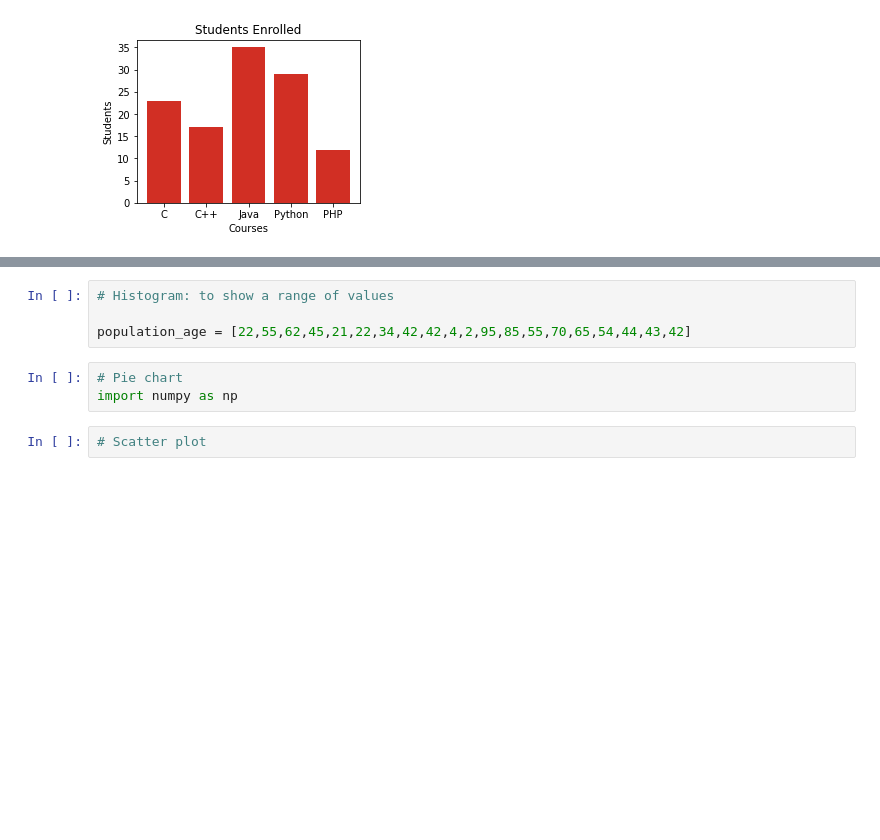
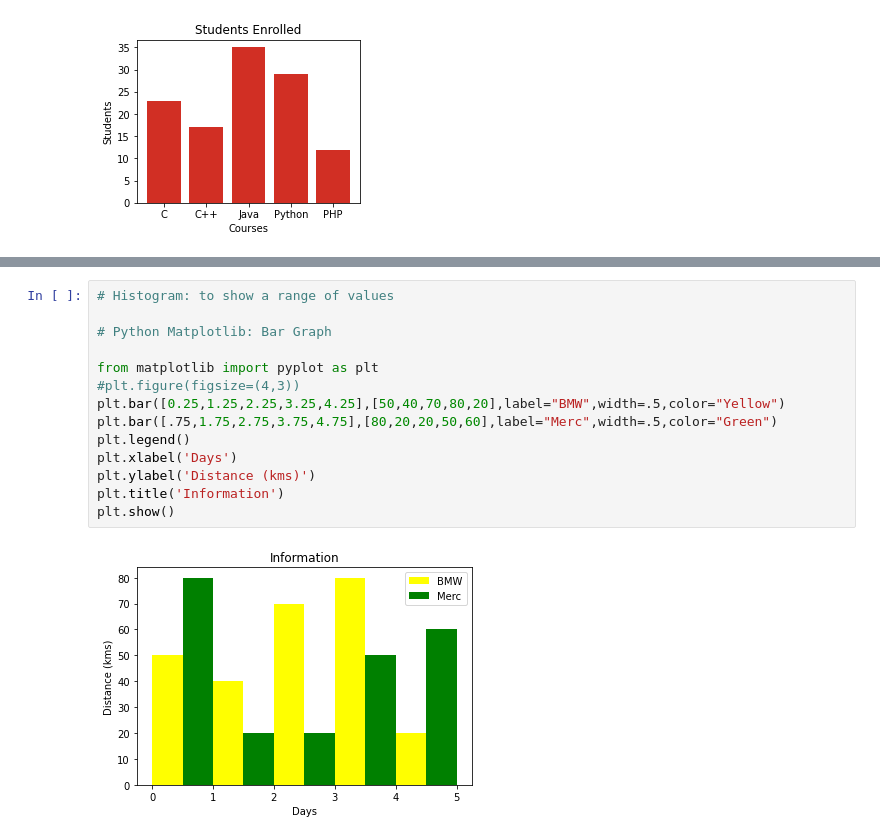
Before and after one commit to sanazjamloo/data-science-with-python, a Jupyter notebook: Matplotlib.ipynb, the cells around one changed output, grey strips where cells are left out. Saved outputs shown, nothing was run; the diff lists cells and outputs as text; blank space fills up the shorter version.

```diff
--- a/Matplotlib.ipynb
+++ b/Matplotlib.ipynb
@@ -62,9 +65,16 @@ TypeError: barh() got multiple values for argument 'width'
-# %%
-# Histogram: to show a range of values
-
-population_age = [22,55,62,45,21,22,34,42,42,4,2,95,85,55,70,65,54,44,43,42]
-# %%
-# Pie chart
-import numpy as np
-# %%
-# Scatter plot
+# %%
+# Histogram: to show a range of values
+
+# Python Matplotlib: Bar Graph
+
+from matplotlib import pyplot as plt
+#plt.figure(figsize=(4,3))
+plt.bar([0.25,1.25,2.25,3.25,4.25],[50,40,70,80,20],label="BMW",width=.5,color="Yellow")
+plt.bar([.75,1.75,2.75,3.75,4.75],[80,20,20,50,60],label="Merc",width=.5,color="Green")
+plt.legend()
+plt.xlabel('Days')
+plt.ylabel('Distance (kms)')
+plt.title('Information')
+plt.show()
+# %% [output]
+[figure, added]
```
Also changed, not shown: parts of 8 cells of this notebook, 1 other file.
